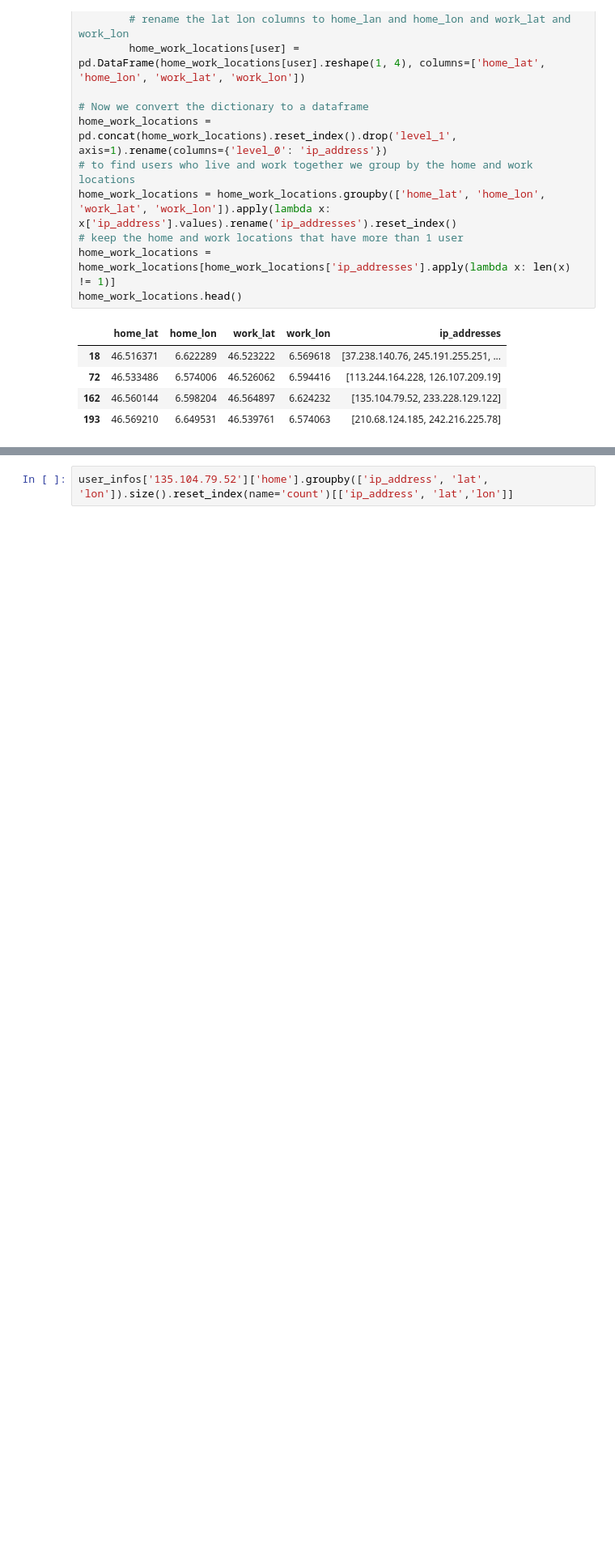
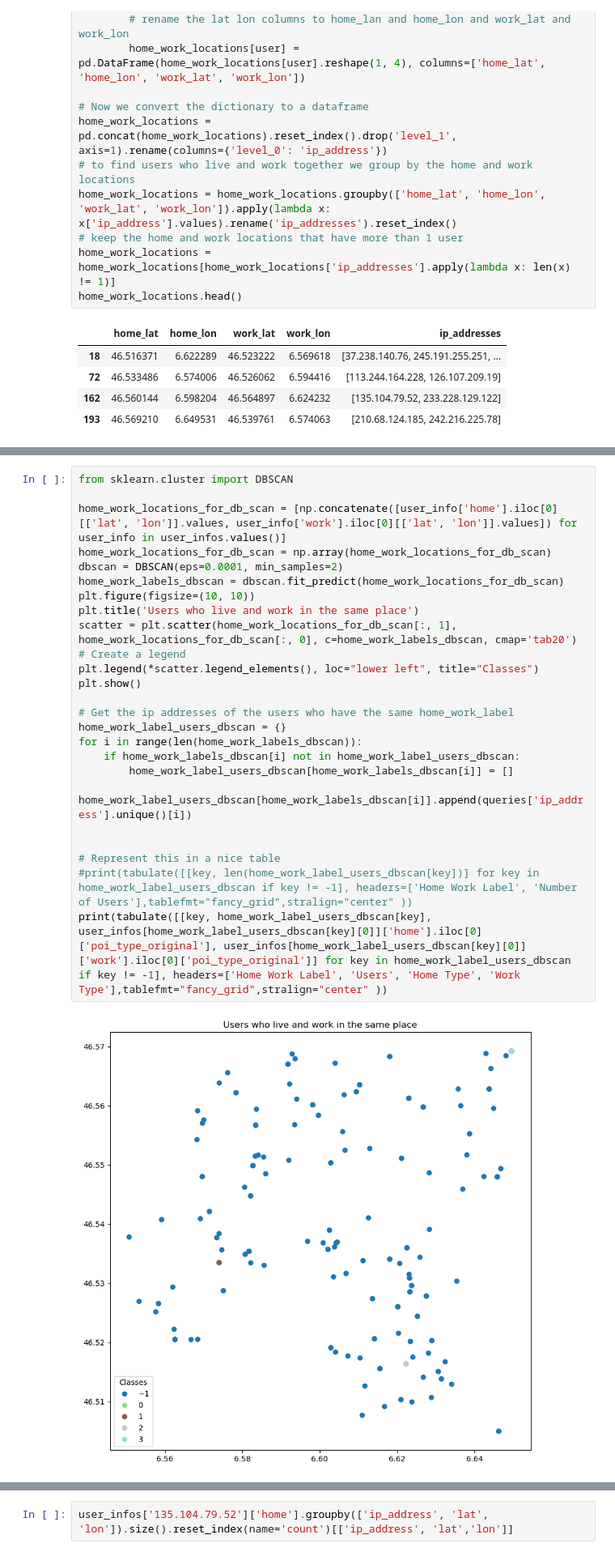
Before and after one commit to aybarsyazici/EPFL-CS523-Project-1, a Jupyter notebook: secretstroll/part2/privacy-evaluation.ipynb, the cells around one changed output, grey strips where cells are left out. Shown at 81% size. Saved outputs shown, nothing was run; the diff lists cells and outputs as text; blank space fills up the shorter version.

```diff
--- a/secretstroll/part2/privacy-evaluation.ipynb
+++ b/secretstroll/part2/privacy-evaluation.ipynb
@@ -394,0 +409,27 @@ print(tabulate([[key, home_work_label_users[key], user_infos[home_work_label_use
+# %%
+from sklearn.cluster import DBSCAN
+
+home_work_locations_for_db_scan = [np.concatenate([user_info['home'].iloc[0][['lat', 'lon']].values, user_info['work'].iloc[0][['lat', 'lon']].values]) for user_info in user_infos.values()]
+home_work_locations_for_db_scan = np.array(home_work_locations_for_db_scan)
+dbscan = DBSCAN(eps=0.0001, min_samples=2)
+home_work_labels_dbscan = dbscan.fit_predict(home_work_locations_for_db_scan)
+plt.figure(figsize=(10, 10))
+plt.title('Users who live and work in the same place')
+scatter = plt.scatter(home_work_locations_for_db_scan[:, 1], home_work_locations_for_db_scan[:, 0], c=home_work_labels_dbscan, cmap='tab20')
+# Create a legend
+plt.legend(*scatter.legend_elements(), loc="lower left", title="Classes")
+plt.show()
+
+# Get the ip addresses of the users who have the same home_work_label
+home_work_label_users_dbscan = {}
+for i in range(len(home_work_labels_dbscan)):
+    if home_work_labels_dbscan[i] not in home_work_label_users_dbscan:
+        home_work_label_users_dbscan[home_work_labels_dbscan[i]] = []
+    home_work_label_users_dbscan[home_work_labels_dbscan[i]].append(queries['ip_address'].unique()[i])
+
+
+# Represent this in a nice table
+#print(tabulate([[key, len(home_work_label_users_dbscan[key])] for key in home_work_label_users_dbscan if key != -1], headers=['Home Work Label', 'Number of Users'],tablefmt="fancy_grid",stralign="center" ))
+print(tabulate([[key, home_work_label_users_dbscan[key], user_infos[home_work_label_users_dbscan[key][0]]['home'].iloc[0]['poi_type_original'], user_infos[home_work_label_users_dbscan[key][0]]['work'].iloc[0]['poi_type_original']] for key in home_work_label_users_dbscan if key != -1], headers=['Home Work Label', 'Users', 'Home Type', 'Work Type'],tablefmt="fancy_grid",stralign="center" ))
+# %% [output]
+[figure, added]
```
Also changed, not shown: parts of 10 cells of this notebook.
